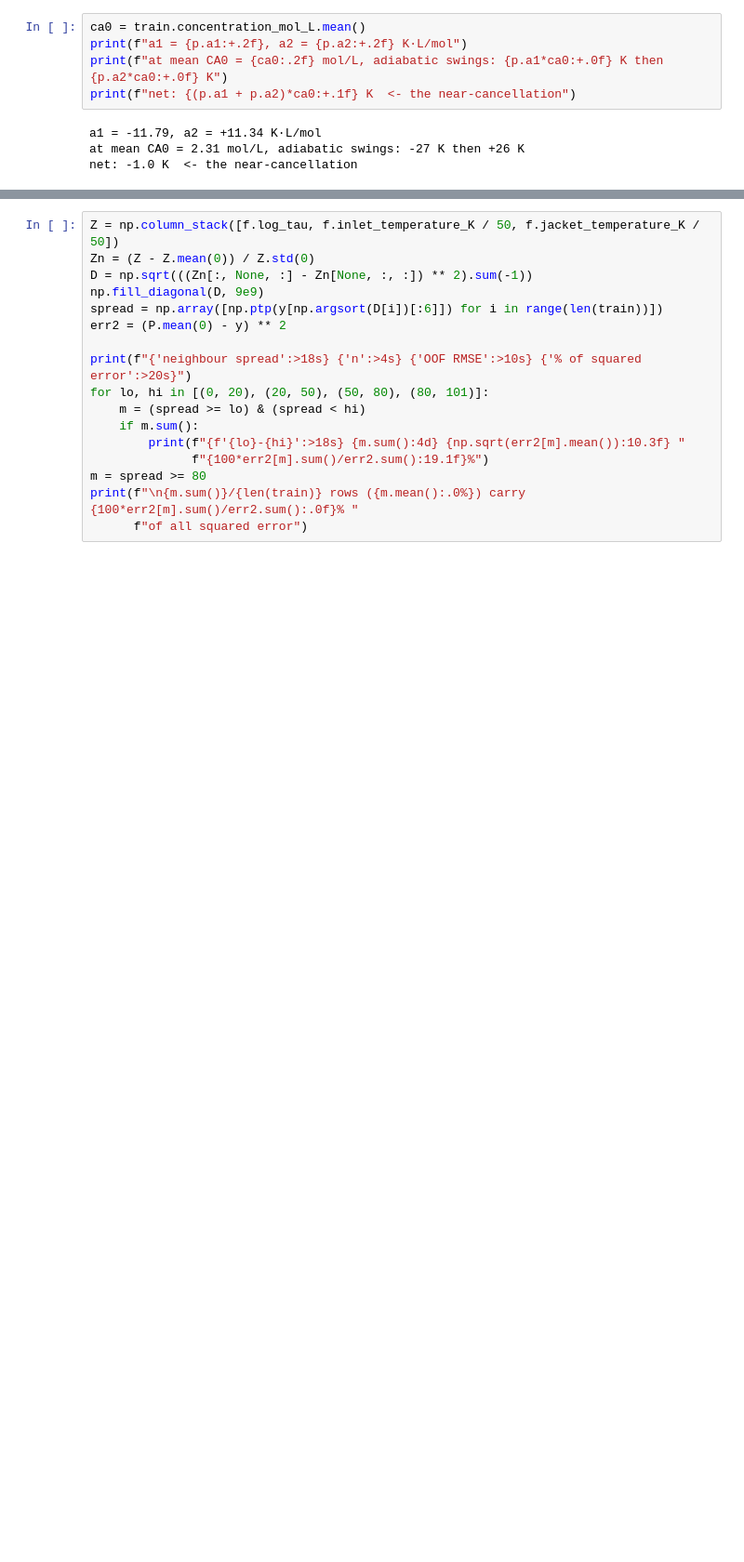
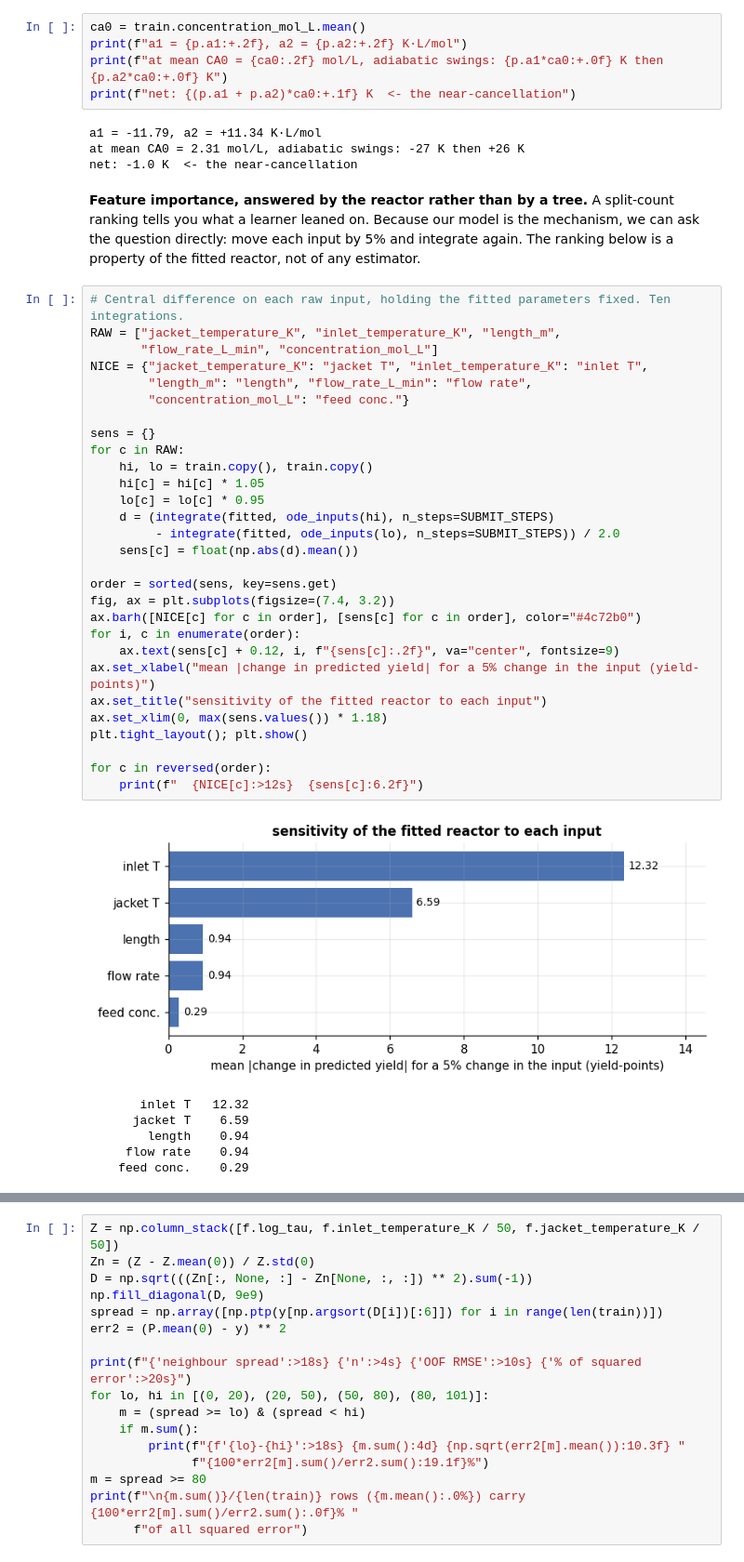
Before and after one commit to parthg2112/iit-kgp-ml-hackathon, a Jupyter notebook: notebook/final.ipynb, the cells around one changed output, grey strips where cells are left out. Shown at 93% size. Drawn from its saved outputs; the diff is of its cells as text; blank space fills up the shorter version.

```diff
--- a/notebook/final.ipynb
+++ b/notebook/final.ipynb
@@ -878,4 +942,45 @@ print(f"net: {(p.a1 + p.a2)*ca0:+.1f} K  <- the near-cancellation")
 a1 = -11.79, a2 = +11.34 K·L/mol
 at mean CA0 = 2.31 mol/L, adiabatic swings: -27 K then +26 K
 net: -1.0 K  <- the near-cancellation
+# %% [markdown]
+**Feature importance, answered by the reactor rather than by a tree.** A split-count ranking
+tells you what a learner leaned on. Because our model is the mechanism, we can ask the
+question directly: move each input by 5% and integrate again. The ranking below is a property
+of the fitted reactor, not of any estimator.
+# %%
+# Central difference on each raw input, holding the fitted parameters fixed. Ten integrations.
+RAW = ["jacket_temperature_K", "inlet_temperature_K", "length_m",
+       "flow_rate_L_min", "concentration_mol_L"]
+NICE = {"jacket_temperature_K": "jacket T", "inlet_temperature_K": "inlet T",
+        "length_m": "length", "flow_rate_L_min": "flow rate",
+        "concentration_mol_L": "feed conc."}
+
+sens = {}
+for c in RAW:
+    hi, lo = train.copy(), train.copy()
+    hi[c] = hi[c] * 1.05
+    lo[c] = lo[c] * 0.95
+    d = (integrate(fitted, ode_inputs(hi), n_steps=SUBMIT_STEPS)
+         - integrate(fitted, ode_inputs(lo), n_steps=SUBMIT_STEPS)) / 2.0
+    sens[c] = float(np.abs(d).mean())
+
+order = sorted(sens, key=sens.get)
+fig, ax = plt.subplots(figsize=(7.4, 3.2))
+ax.barh([NICE[c] for c in order], [sens[c] for c in order], color="#4c72b0")
+for i, c in enumerate(order):
+    ax.text(sens[c] + 0.12, i, f"{sens[c]:.2f}", va="center", fontsize=9)
+ax.set_xlabel("mean |change in predicted yield| for a 5% change in the input (yield-points)")
+ax.set_title("sensitivity of the fitted reactor to each input")
+ax.set_xlim(0, max(sens.values()) * 1.18)
+plt.tight_layout(); plt.show()
+
+for c in reversed(order):
+    print(f"  {NICE[c]:>12s}  {sens[c]:6.2f}")
+# %% [output]
+[figure, added]
+       inlet T   12.32
+      jacket T    6.59
+        length    0.94
+     flow rate    0.94
+    feed conc.    0.29
 # %% [markdown]
```
Also changed, not shown: parts of 16 cells of this notebook, 2 other files.
